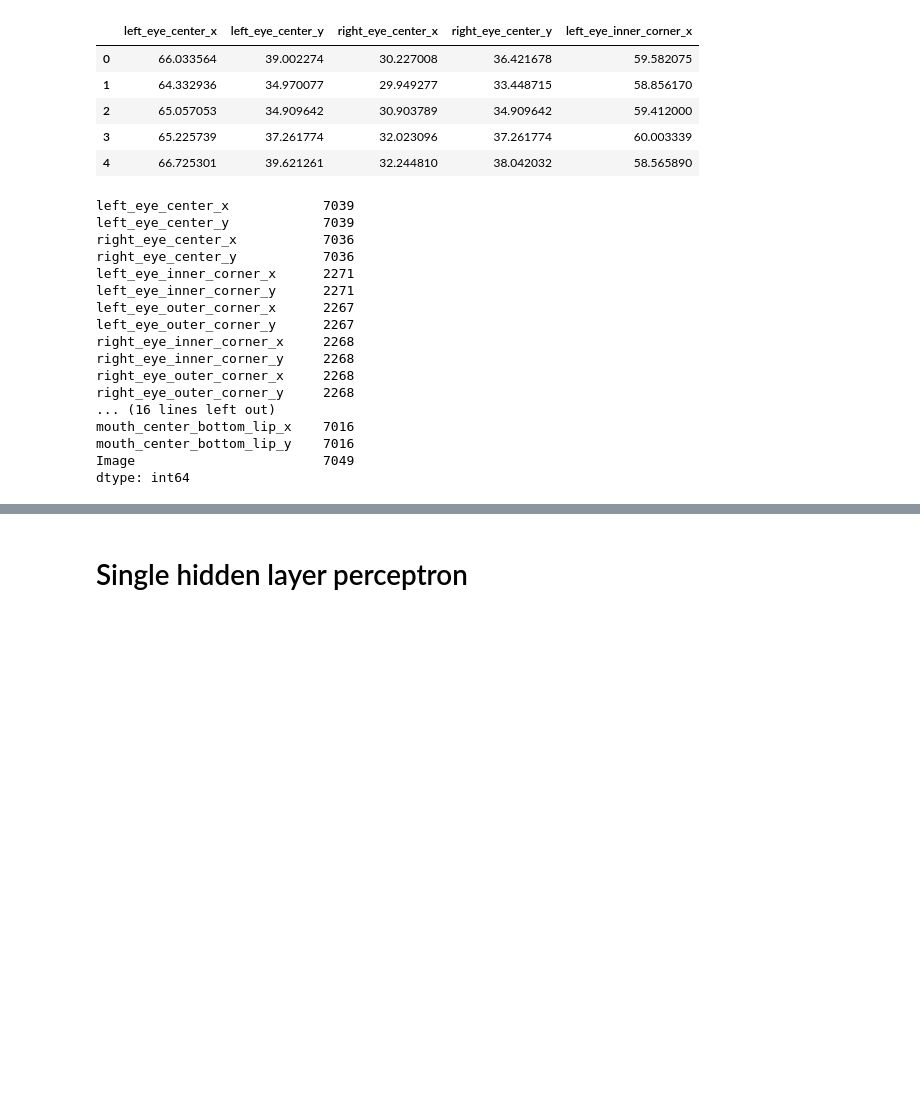
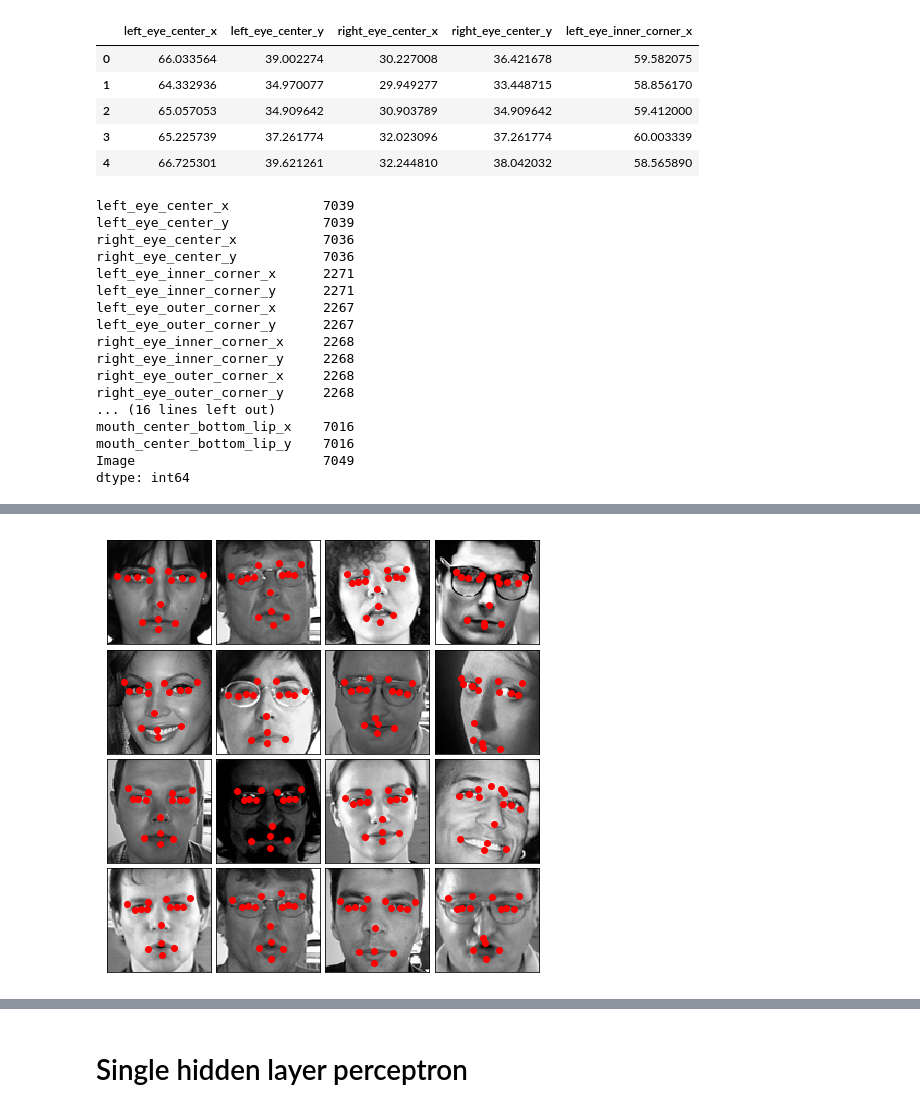
Before and after one commit to alexdauenhauer/MIDS_W207_facial_recognition, a Jupyter notebook: Alex_testlab.ipynb, the cells around one changed output, grey strips where cells are left out. Saved outputs shown, nothing was run; the diff lists cells and outputs as text; code cells hidden in the pictures; blank space fills up the shorter version.

```diff
--- a/Alex_testlab.ipynb
+++ b/Alex_testlab.ipynb
@@ -82 +77,3 @@ img.shape
+# %%
+idx = np.random.randint(0, len(train_data), 16)
 # %%
@@ -89,0 +88,13 @@ for c in range(0, len(train_data.columns)-1, 2):
+# %%
+fig = plt.figure(figsize=(6,6))
+fig.subplots_adjust(left=0, right=1, bottom=0, top=1, hspace=0.05, wspace=0.05)
+for i, loc in enumerate(idx):
+    img = train_data.iloc[loc].reshape(96,96)
+    ax = fig.add_subplot(4, 4, i + 1, xticks=[], yticks=[])
+    ax.imshow(img, cmap='gray')
+    for c in range(0, len(train_labels.columns)-1, 2):
+        x = train_labels[train_labels.columns[c]].iloc[loc]
+        y = train_labels[train_labels.columns[c+1]].iloc[loc]
+        plt.scatter(x, y, c='r')
+# %% [output]
+[figure, added]
```
Also changed, not shown: parts of 12 cells of this notebook.
